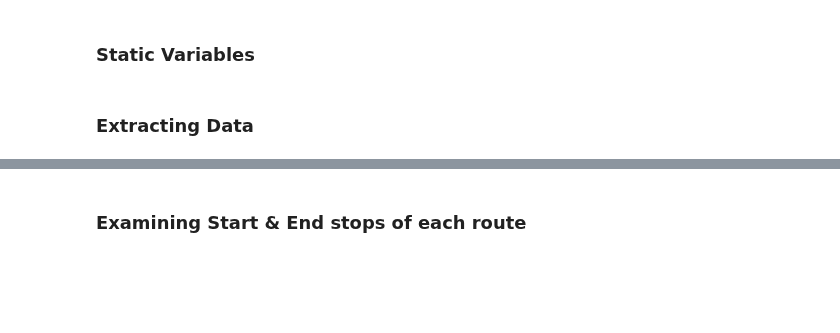
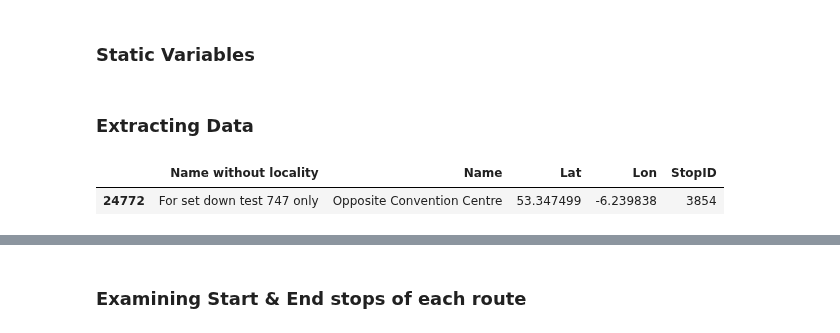
Before and after one commit to brokenloop/Research_practicum_2017, a Jupyter notebook: Data Analysis/Daniel/Schedule & Data comparison 3.ipynb, the cells around one changed output, grey strips where cells are left out. Cells and saved outputs as stored; diff of their text form; code cells hidden in the pictures; blank space fills up the shorter version.

```diff
--- a/Data Analysis/Daniel/Schedule & Data comparison 3.ipynb
+++ b/Data Analysis/Daniel/Schedule & Data comparison 3.ipynb
@@ -68,6 +68,13 @@ line = "15"
 schedule_file = 'bus_data/dublinbus_scheduledData2013csv.csv'
 schedule = read_schedule(schedule_file)
 schedule = clean_schedule(schedule)
+# %%
+unique_stops = schedule[['Name without locality','Name','Lat','Lon','StopID']]
+unique_stops = unique_stops.drop_duplicates()
+unique_stops[unique_stops['Name without locality'].str.contains("set down")]
+# %% [output]
+|  | Name without locality | Name | Lat | Lon | StopID |
+| 24772 | For set down test 747 only | Opposite Convention Centre | 53.347499 | -6.239838 | 3854 |
 # %%
 readfile = "bus_data/clean_data5/" + line + ".csv"
 
```
Also changed, not shown: 6 other files.
